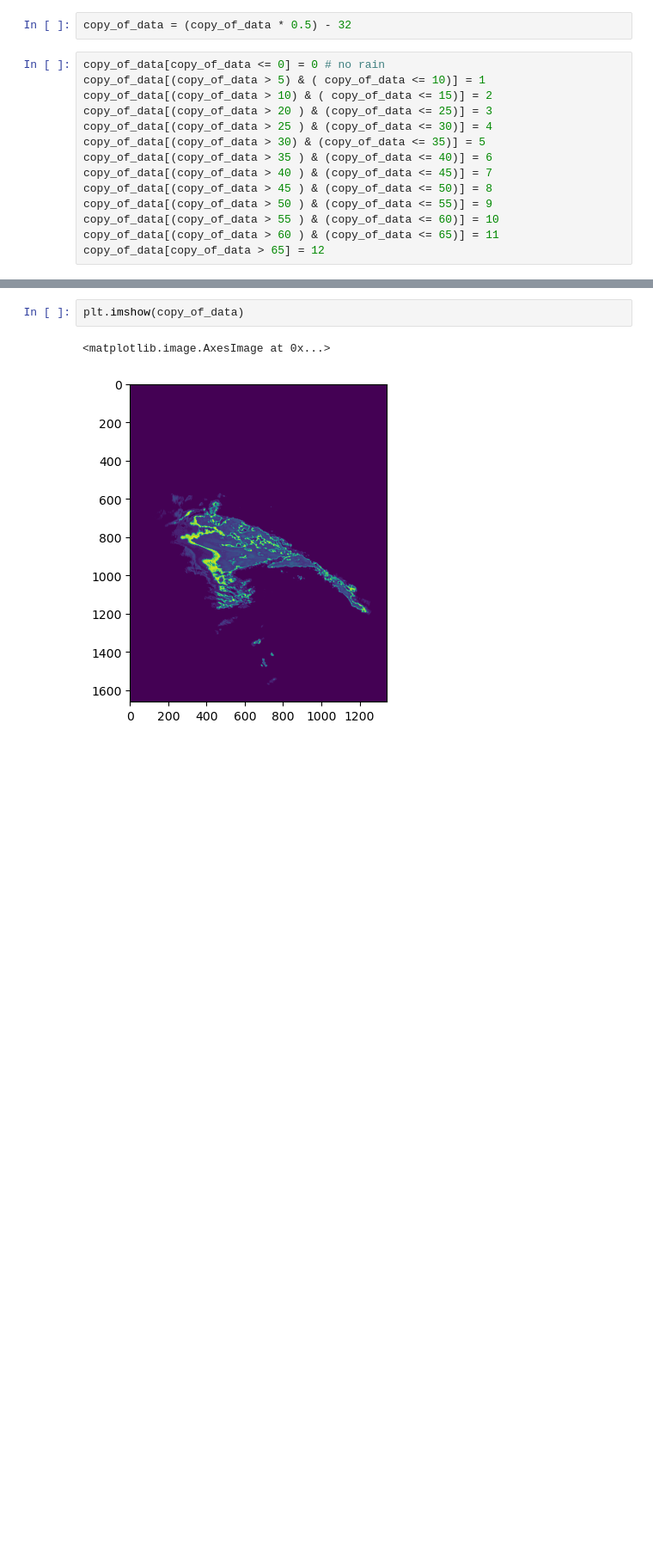
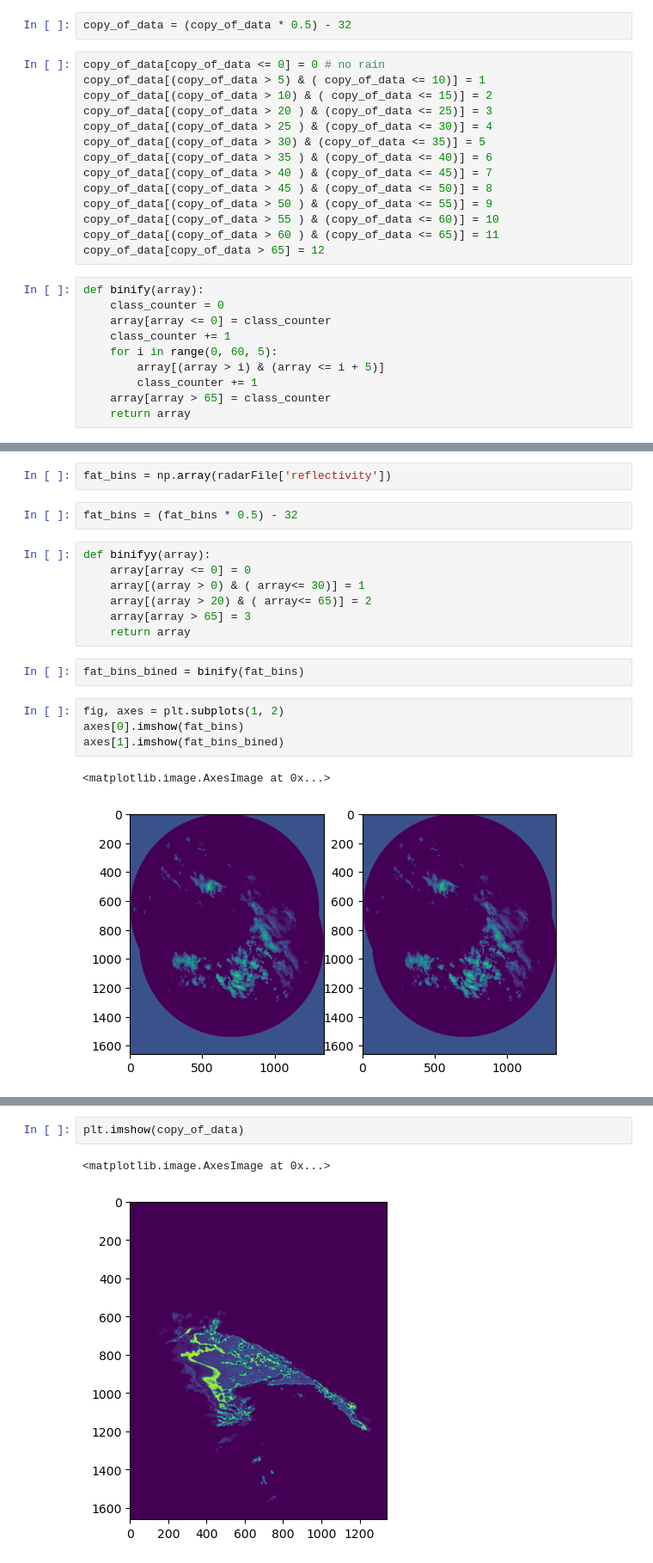
Before and after one commit to masterkram/bsc_thesis, a Jupyter notebook: sandbox/preprocessing.ipynb, the cells around one changed output, grey strips where cells are left out. Shown at 86% size. Saved outputs shown, nothing was run; the diff lists cells and outputs as text; blank space fills up the shorter version.

```diff
--- a/sandbox/preprocessing.ipynb
+++ b/sandbox/preprocessing.ipynb
@@ -65,3 +71,13 @@ copy_of_data[(copy_of_data > 50 ) & (copy_of_data <= 55)] = 9
 copy_of_data[(copy_of_data > 55 ) & (copy_of_data <= 60)] = 10
 copy_of_data[(copy_of_data > 60 ) & (copy_of_data <= 65)] = 11
 copy_of_data[copy_of_data > 65] = 12
+# %%
+def binify(array):
+    class_counter = 0
+    array[array <= 0] = class_counter
+    class_counter += 1
+    for i in range(0, 60, 5):
+        array[(array > i) & (array <= i + 5)]
+        class_counter += 1
+    array[array > 65] = class_counter
+    return array
@@ -67,0 +102,20 @@ copy_of_data[copy_of_data > 65] = 12
+# %%
+fat_bins = np.array(radarFile['reflectivity'])
+# %%
+fat_bins = (fat_bins * 0.5) - 32
+# %%
+def binifyy(array):
+    array[array <= 0] = 0
+    array[(array > 0) & ( array<= 30)] = 1
+    array[(array > 20) & ( array<= 65)] = 2
+    array[array > 65] = 3
+    return array
+# %%
+fat_bins_bined = binify(fat_bins)
+# %%
+fig, axes = plt.subplots(1, 2)
+axes[0].imshow(fat_bins)
+axes[1].imshow(fat_bins_bined)
+# %% [output]
+<matplotlib.image.AxesImage at 0x...>
+[figure, added]
```
Also changed, not shown: parts of 7 cells of this notebook, 36 other files.
